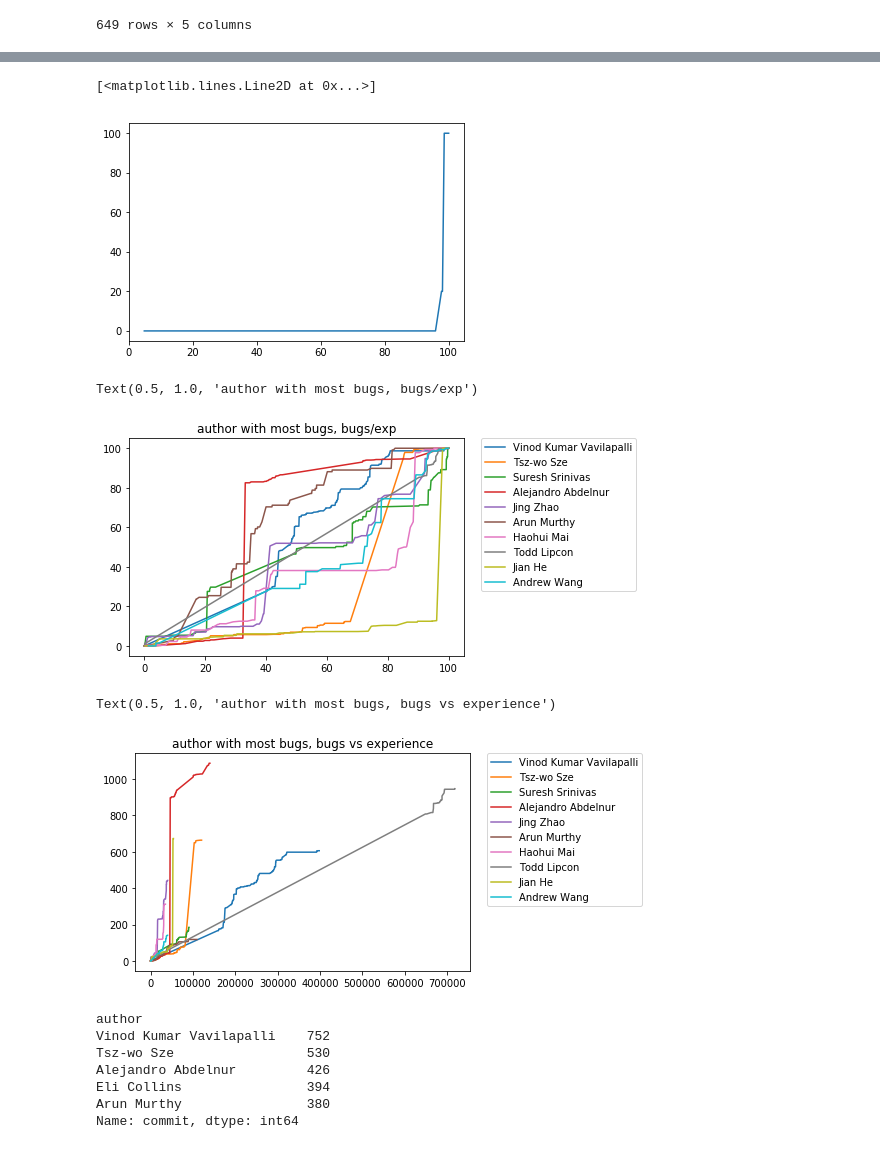
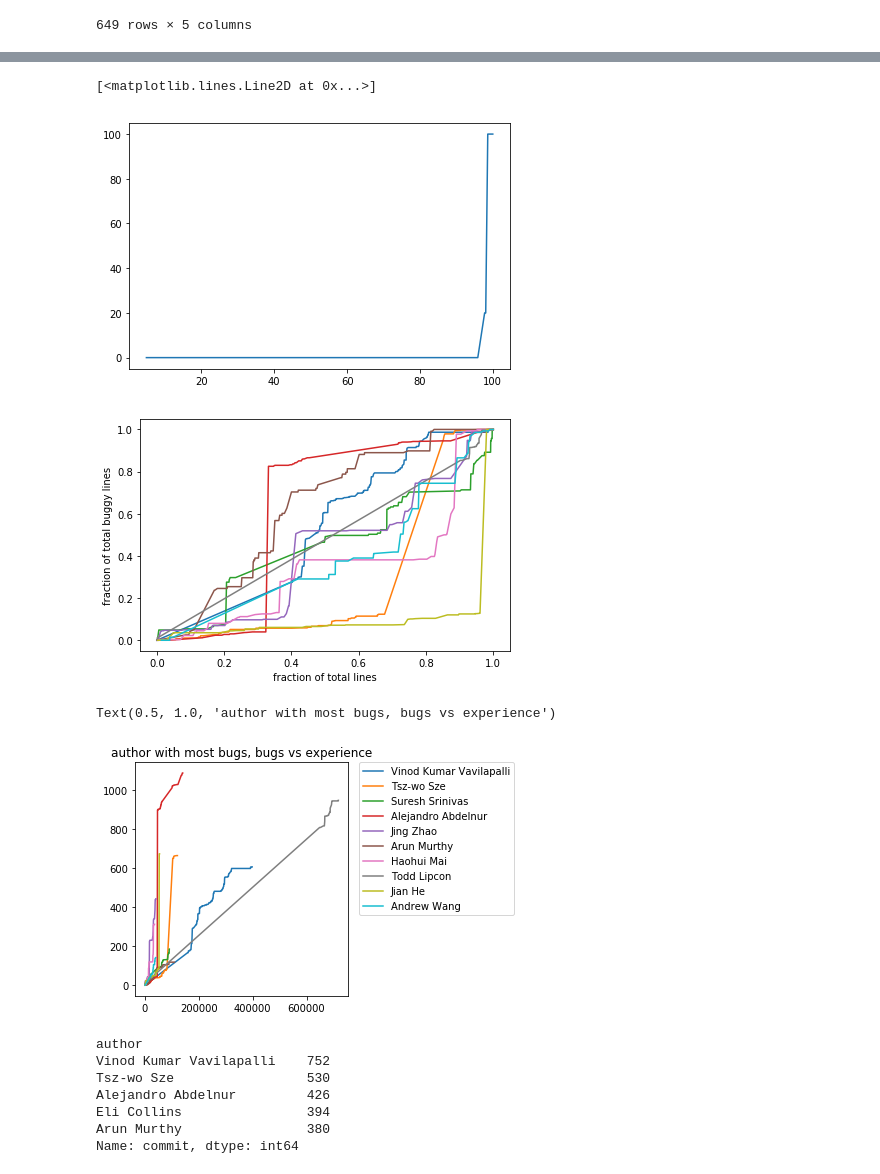
Before and after one commit to eff-kay/expertise_analysis, a Jupyter notebook: expertise-explorer-line-calculation.ipynb, the cells around one changed output, grey strips where cells are left out. Cells and saved outputs as stored; diff of their text form; code cells hidden in the pictures.

```diff
--- a/expertise-explorer-line-calculation.ipynb
+++ b/expertise-explorer-line-calculation.ipynb
@@ -63 +64,3 @@ dF=pd.concat([dF, hadoop1000, hdfs, hdfs2000, hdfs1000, yarn, yarn1000, mapreduc
+# %%
+dF=pd.concat([hdfs2000, hdfs1000])
 # %%
@@ -198,7 +208,7 @@ ySeries
 pt.plot(xSeries, ySeries)
 # %% [output]
 [<matplotlib.lines.Line2D at 0x...>]
-[figure, old version]
+[figure, new version]
 # %%
 data= dF.groupby('author')['implicated'].nunique()
 authorDf = pd.DataFrame(data)
@@ -206,27 +216,33 @@ topBugyContributers= authorDf.implicated.nlargest(10)
 # %%
 
 tempBuggy=[]
+aucValues=[]
 for author in topBugyContributers.index:
     currentMatrix = experienceCommits[experienceCommits.author ==author]
     maxLineSum = currentMatrix.linesSum.max()
     maxLineSum
-    xSeries = currentMatrix.linesSum*100/maxLineSum
+    xSeries = currentMatrix.linesSum/maxLineSum
 
 
     maxBuggySum = currentMatrix.buggyLinesSum.max()
     maxBuggySum
-    ySeries = currentMatrix.buggyLinesSum*100/maxBuggySum
+    ySeries = currentMatrix.buggyLinesSum/maxBuggySum
 
 
     pt.plot(xSeries, ySeries, label= str(author))
-    pt.legend(bbox_to_anchor=(1.05, 1), loc=2, borderaxespad=0.)
+#     pt.legend(bbox_to_anchor=(1.05, 1), loc=2, borderaxespad=0.)
 
-pt.title("author with most bugs, bugs/exp")
+    aucValues.append(metrics.auc(xSeries, ySeries))
+
+
+pt.xlabel("fraction of total lines")
+pt.ylabel("fraction of total buggy lines")
+pt.savefig('buggyLines.png', bbox_inches="tight")
+# pt.hist(aucValues)
 # Not plotting the non buggy commits, only the buggy commits, which is why this is a smooth curve.
 # I am filtering the experience matrix first based on the buggyiness.
 # %% [output]
-Text(0.5, 1.0, 'author with most bugs, bugs/exp')
-[figure, old version]
+[figure, new version]
 # %%
 for author in topBugyContributers.index:
     currentMatrix = experienceCommits[experienceCommits.author ==author]
@@ -244,7 +260,7 @@ for author in topBugyContributers.index:
 pt.title("author with most bugs, bugs vs experience")
 # %% [output]
 Text(0.5, 1.0, 'author with most bugs, bugs vs experience')
-[figure, old version]
+[figure, new version]
 # %%
 topContributors= experienceCommits.groupby('author')['commit']
 topContributors=topContributors.nunique().nlargest(5)
```
Also changed, not shown: parts of 36 cells of this notebook, 5 other files.
